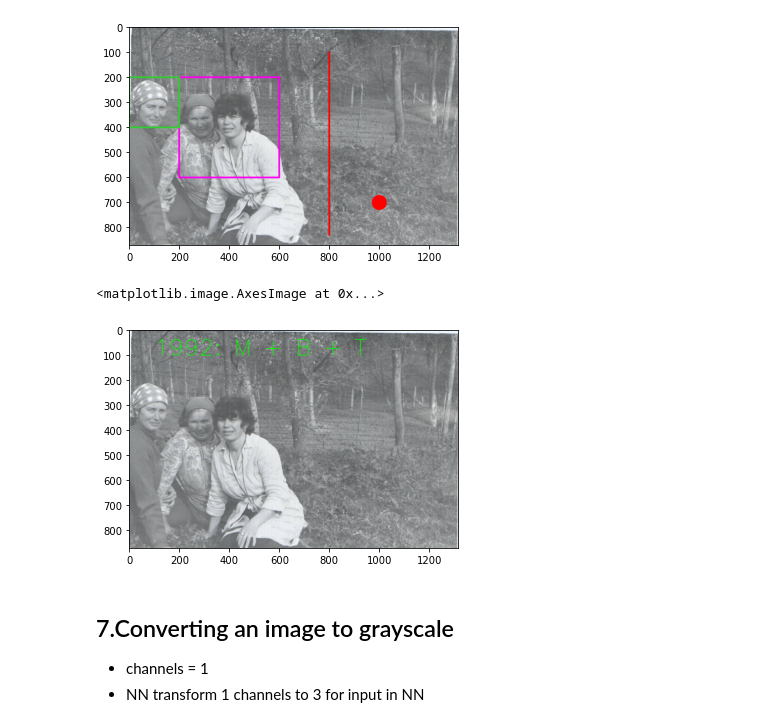
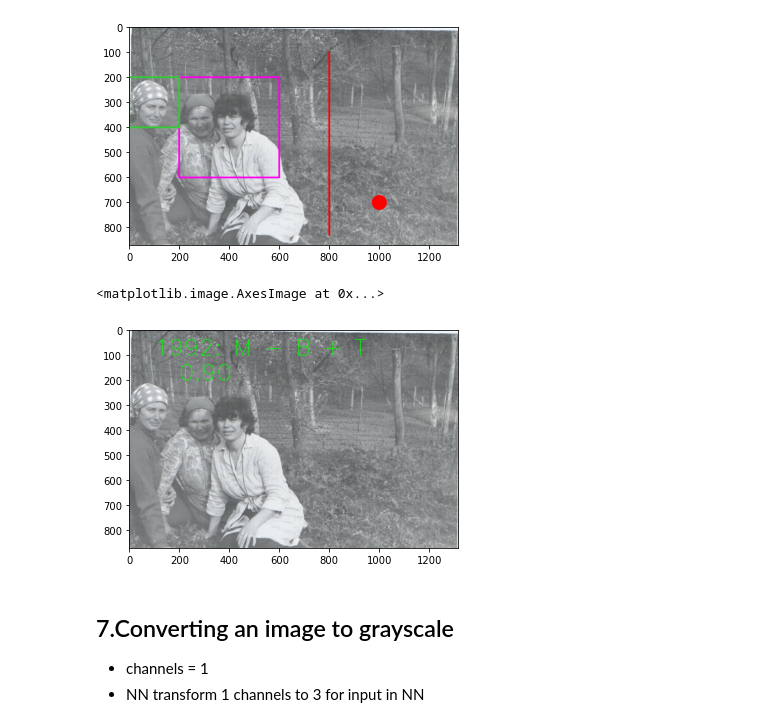
Before and after one commit to simsisim/sims-pyimage, a Jupyter notebook: _notebooks/2020-12-22-Day2-OpenCVTutorial.ipynb, the cells around one changed output. Cells and saved outputs as stored; diff of their text form; code cells hidden in the pictures.

```diff
--- a/_notebooks/2020-12-22-Day2-OpenCVTutorial.ipynb
+++ b/_notebooks/2020-12-22-Day2-OpenCVTutorial.ipynb
@@ -143,16 +143,18 @@ plt.imshow(output)
 # %%
 # draw green text on the image
 output = image.copy()
 FONT_SIZE = 3
 COLOR = (0, 255, 0)
 LINE_W = 2
 LOC = (100, 100)
-cv2.putText(output, "1992: M + B + T", LOC,
-    cv2.FONT_HERSHEY_SIMPLEX, FONT_SIZE, COLOR, LINE_W)
+PROB = 0.9
+LOC2 = (200, 200)
+cv2.putText(output, "1992: M + B + T", LOC, cv2.FONT_HERSHEY_SIMPLEX, FONT_SIZE, COLOR, LINE_W)
+cv2.putText(output, "{:.2f}".format(PROB), LOC2, cv2.FONT_HERSHEY_SIMPLEX, FONT_SIZE, COLOR, LINE_W)
 plt.imshow(output)
 # %% [output]
 <matplotlib.image.AxesImage at 0x...>
-[figure, old version]
+[figure, new version]
 # %% [markdown]
 ## 7.Converting an image to grayscale
 
```
Also changed, not shown: parts of 4 cells of this notebook.
